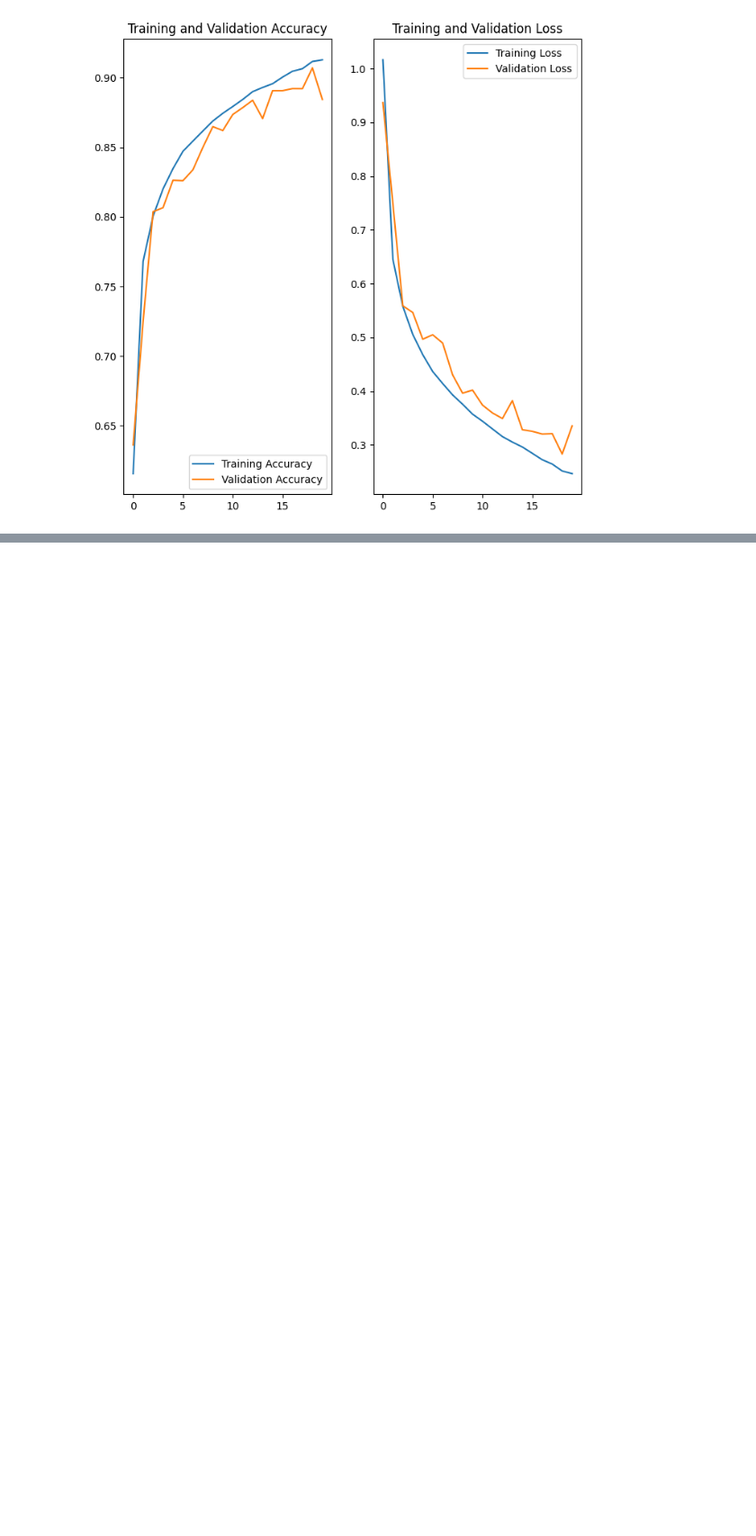
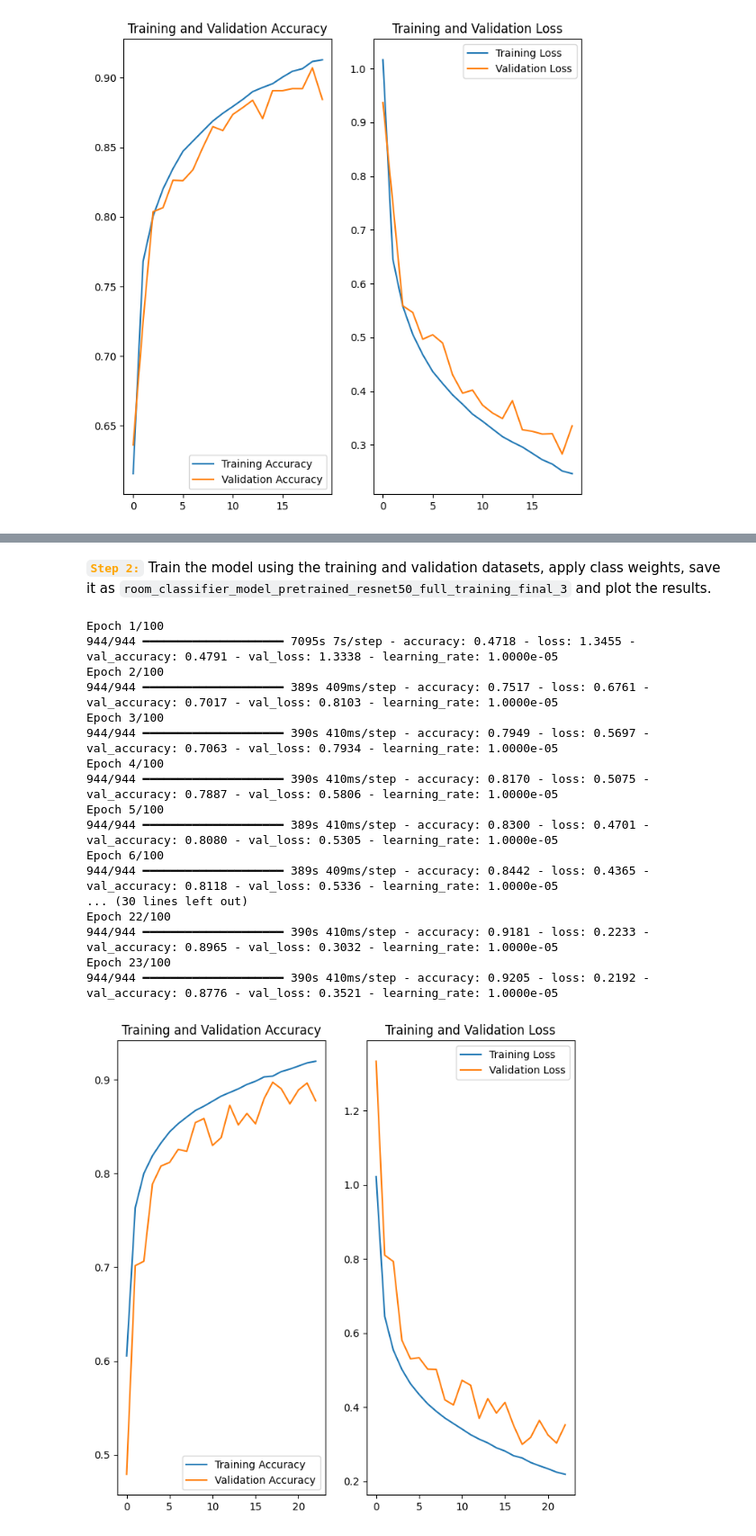
Before and after one commit to kidademoraisaly/house_room_classifier, a Jupyter notebook: notebooks/model_training.ipynb, the cells around one changed output, grey strips where cells are left out. Shown at 90% size. Cells and saved outputs as stored; diff of their text form; code cells hidden in the pictures; blank space fills up the shorter version.

```diff
--- a/notebooks/model_training.ipynb
+++ b/notebooks/model_training.ipynb
@@ -340,0 +632,9 @@ room_classifier_resnet50_full_training.model.save("/content/drive/MyDrive/house_
+# %%
+class_weights = {
+    0: 0.8818229400328996,
+    1: 1.5410296615706258,
+    2: 0.910677400050192,
+    3: 1.1219883458199549,
+    4: 0.8997863736934463,
+    5: 0.8957882344005165
+}
@@ -340,0 +705,8 @@ room_classifier_resnet50_full_training.model.save("/content/drive/MyDrive/house_
+# %%
+room_classifier_resnet50_full_training_v3=RoomClassificationModel(
+img_height=IMG_HEIGHT,
+img_width=IMG_WIDTH,
+num_classes=NUM_CLASSES,
+architecture="pretrained_resnet50_full_training_v3"
+)
+room_classifier_resnet50_full_training_v3.build_model()
@@ -340,0 +716,29 @@ room_classifier_resnet50_full_training.model.save("/content/drive/MyDrive/house_
+# %% [markdown]
+<font color='orange'>**`Step 2:`**</font> Train the model using the training and validation datasets, apply class weights, save it as `room_classifier_model_pretrained_resnet50_full_training_final_3` and plot the results.
+# %%
+history=room_classifier_resnet50_full_training_v3.train(
+train_ds,
+val_ds,
+class_weights=class_weights
+)
+room_classifier_resnet50_full_training_v3.model.save("/content/drive/MyDrive/house_room_classifier/models/room_classifier_model_pretrained_resnet50_full_training_final_3.keras")
+plot_training_results(history)
+# %% [output]
+Epoch 1/100
+944/944 ━━━━━━━━━━━━━━━━━━━━ 7095s 7s/step - accuracy: 0.4718 - loss: 1.3455 - val_accuracy: 0.4791 - val_loss: 1.3338 - learning_rate: 1.0000e-05
+Epoch 2/100
+944/944 ━━━━━━━━━━━━━━━━━━━━ 389s 409ms/step - accuracy: 0.7517 - loss: 0.6761 - val_accuracy: 0.7017 - val_loss: 0.8103 - learning_rate: 1.0000e-05
+Epoch 3/100
+944/944 ━━━━━━━━━━━━━━━━━━━━ 390s 410ms/step - accuracy: 0.7949 - loss: 0.5697 - val_accuracy: 0.7063 - val_loss: 0.7934 - learning_rate: 1.0000e-05
+Epoch 4/100
+944/944 ━━━━━━━━━━━━━━━━━━━━ 390s 410ms/step - accuracy: 0.8170 - loss: 0.5075 - val_accuracy: 0.7887 - val_loss: 0.5806 - learning_rate: 1.0000e-05
+Epoch 5/100
+944/944 ━━━━━━━━━━━━━━━━━━━━ 389s 410ms/step - accuracy: 0.8300 - loss: 0.4701 - val_accuracy: 0.8080 - val_loss: 0.5305 - learning_rate: 1.0000e-05
+Epoch 6/100
+944/944 ━━━━━━━━━━━━━━━━━━━━ 389s 409ms/step - accuracy: 0.8442 - loss: 0.4365 - val_accuracy: 0.8118 - val_loss: 0.5336 - learning_rate: 1.0000e-05
+... (30 lines left out)
+Epoch 22/100
+944/944 ━━━━━━━━━━━━━━━━━━━━ 390s 410ms/step - accuracy: 0.9181 - loss: 0.2233 - val_accuracy: 0.8965 - val_loss: 0.3032 - learning_rate: 1.0000e-05
+Epoch 23/100
+944/944 ━━━━━━━━━━━━━━━━━━━━ 390s 410ms/step - accuracy: 0.9205 - loss: 0.2192 - val_accuracy: 0.8776 - val_loss: 0.3521 - learning_rate: 1.0000e-05
+[figure, added]
```
Also changed, not shown: parts of 112 cells of this notebook, 12 other files.
